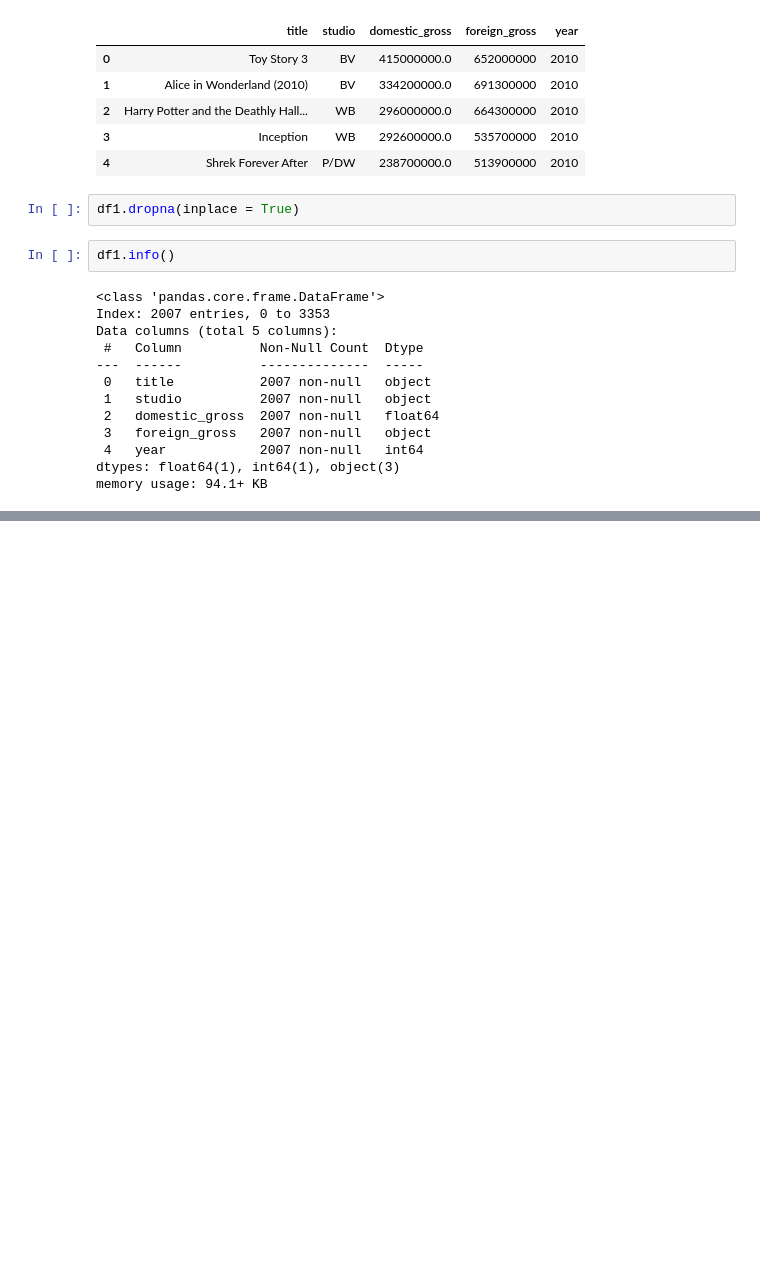
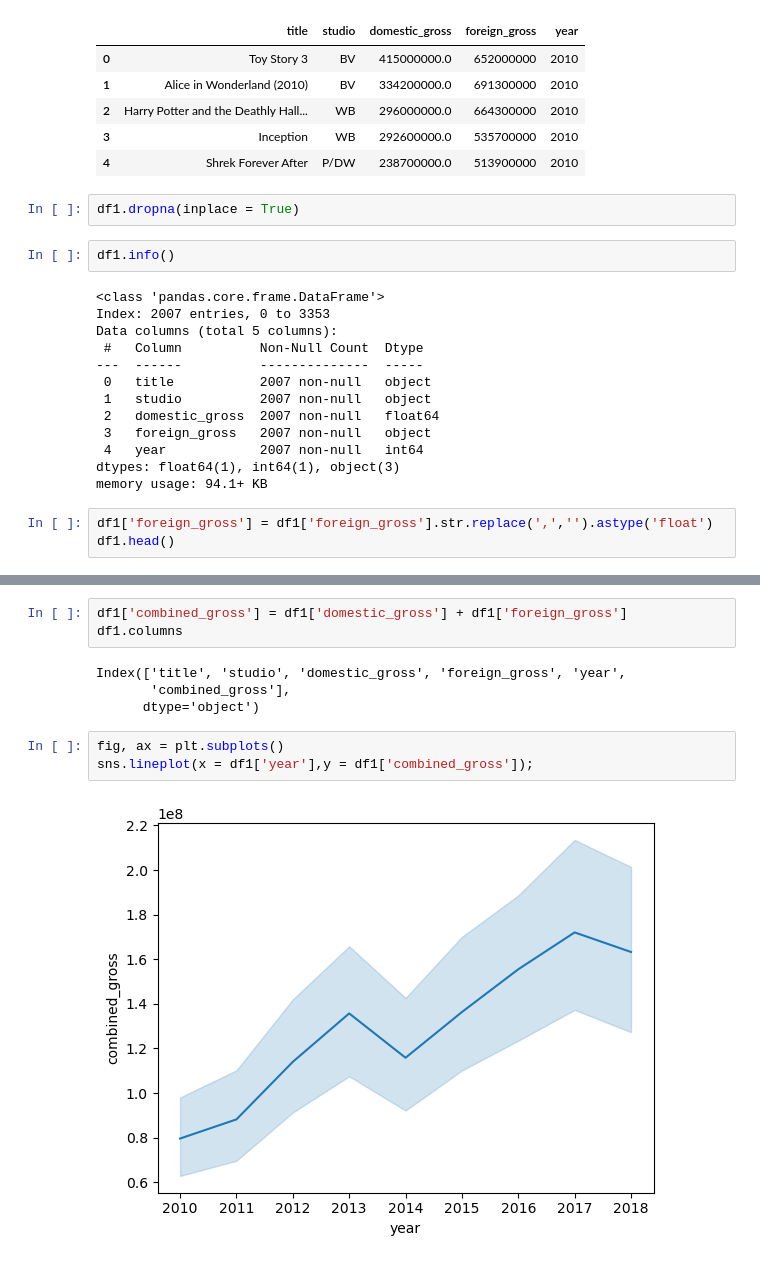
Before and after one commit to iDeal-DataViz/Phase_2_Project, a Jupyter notebook: IPYNBs/Rawlings.ipynb, the cells around one changed output, grey strips where cells are left out. Cells and saved outputs as stored; diff of their text form; blank space fills up the shorter version.

```diff
--- a/IPYNBs/Rawlings.ipynb
+++ b/IPYNBs/Rawlings.ipynb
@@ -38,3 +38,6 @@ Data columns (total 5 columns):
  4   year            2007 non-null   int64
 dtypes: float64(1), int64(1), object(3)
 memory usage: 94.1+ KB
+# %%
+df1['foreign_gross'] = df1['foreign_gross'].str.replace(',','').astype('float')
+df1.head()
@@ -40,0 +66,12 @@ memory usage: 94.1+ KB
+# %%
+df1['combined_gross'] = df1['domestic_gross'] + df1['foreign_gross']
+df1.columns
+# %% [output]
+Index(['title', 'studio', 'domestic_gross', 'foreign_gross', 'year',
+       'combined_gross'],
+      dtype='object')
+# %%
+fig, ax = plt.subplots()
+sns.lineplot(x = df1['year'],y = df1['combined_gross']);
+# %% [output]
+[figure, added]
```
Also changed, not shown: parts of 19 cells of this notebook.
